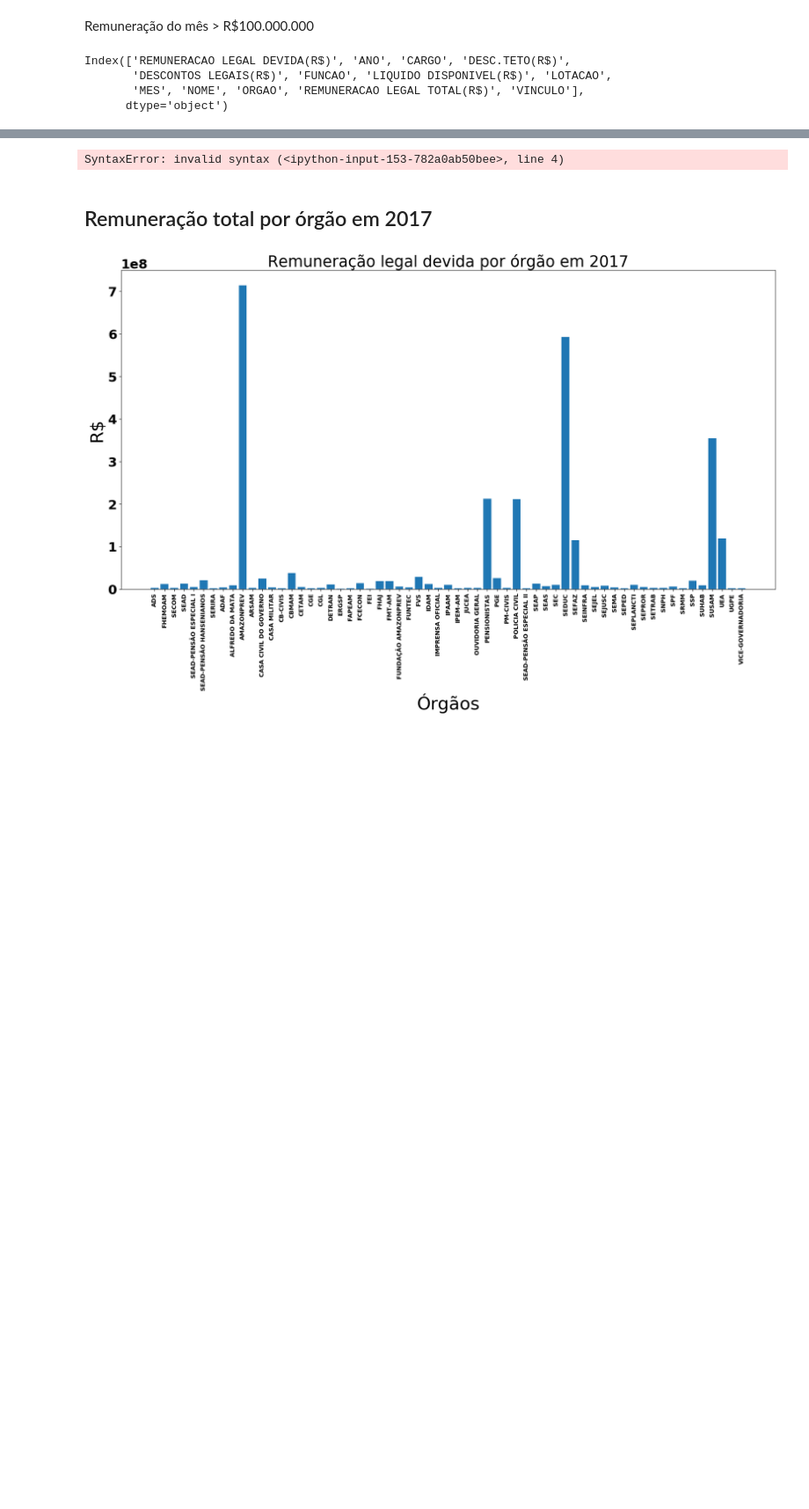
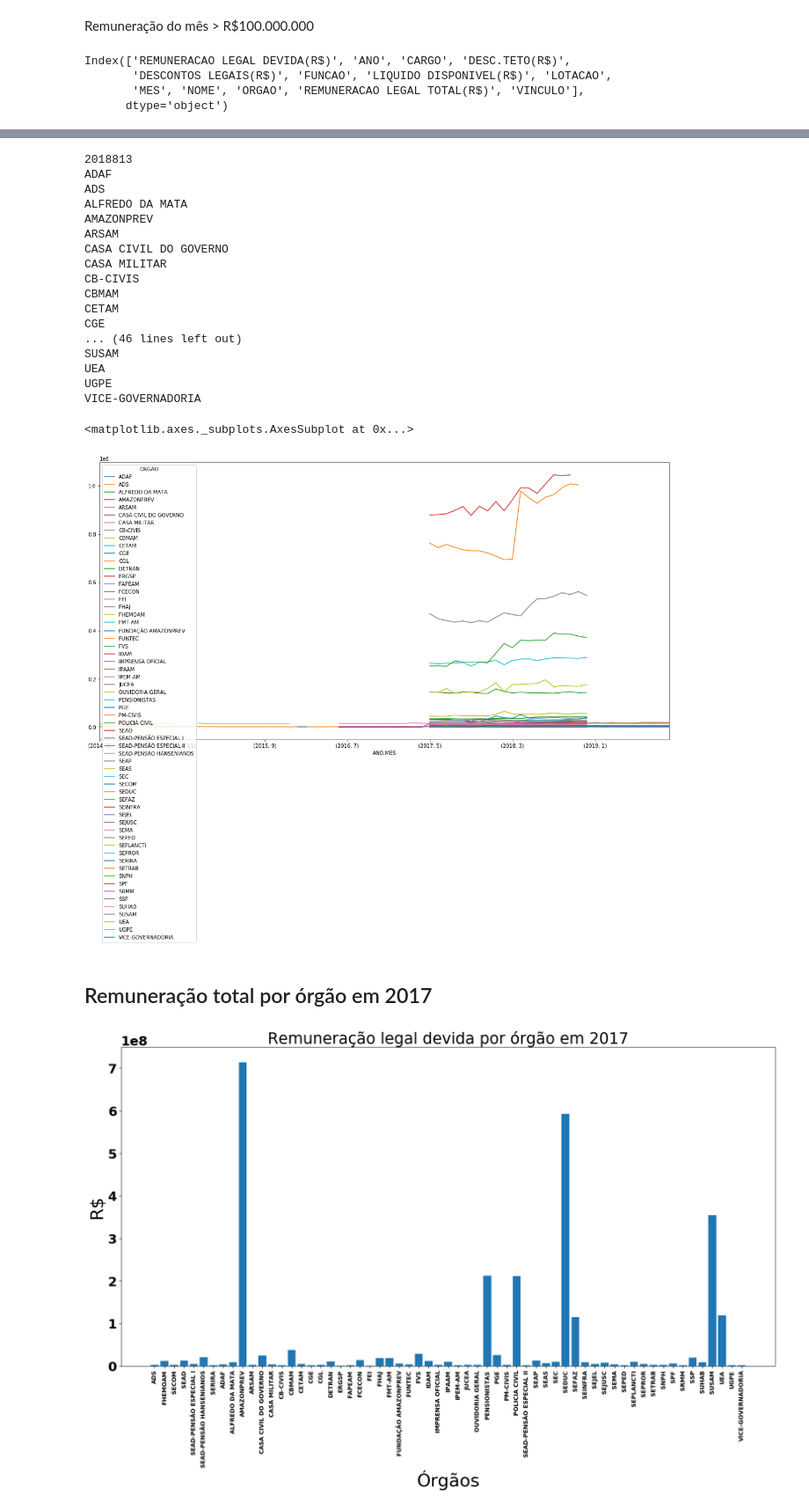
Before and after one commit to ViniPessoa8/PAIC, a Jupyter notebook: notebooks/plotagens.ipynb, the cells around one changed output, grey strips where cells are left out. Shown at 88% size. Drawn from its saved outputs; the diff is of its cells as text; code cells hidden in the pictures; blank space fills up the shorter version.

```diff
--- a/notebooks/plotagens.ipynb
+++ b/notebooks/plotagens.ipynb
@@ -356,16 +346,41 @@ VICE-GOVERNADORIA
 # %%
-
-remplot = rem_org[['REMUNERACAO LEGAL DEVIDA(R$)', 'ORGAO', 'ANO']]
-rem_plot = rem_org.groupby(by=['ANO', 'ORGAO']).sum()['REMUNERACAO LEGAL DEVIDA(R$)'].unstack()
-rem_plot = rem_plot[]
+rem_plot = rem_org.groupby(['ANO', 'MES', 'ORGAO' ])['REMUNERACAO LEGAL DEVIDA(R$)']
+rem_sum = rem_plot.sum().unstack()
+# rem_plot = rem_plot[]
 # rem_plot = rem_plot['REMUNERACAO LEGAL DEVIDA(R$)']
 
-# print(rem_plot)
-fig, ax = plt.subplots(figsize=(15,7))
-rem_plot.plot(kind='line', figsize=(20,10), legend=True, ax=ax)
+# print(rem_sum)
+# fig, ax = plt.subplots(figsize=(20,10))
+# rem_plot.set_index('REMUNERACAO LEGAL DEVIDA(R$)', inplace=True)
+# print(rem_sum.info())
+# print(rem_sum.filter(lambda x:x > 100000))
+
+for num in rem_sum:
+    print(num)
+
+# maiores = np.where(rem_plot['REMUNERACAO LEGAL DEVIDA(R$)'] > 100000000)
+rem_sum.plot(kind='line', figsize=(20,10), legend=True)
 # rem_plot.head()
 # %% [output]
-SyntaxError: invalid syntax (<ipython-input-153-782a0ab50bee>, line 4)
+2018813
+ADAF
+ADS
+ALFREDO DA MATA
+AMAZONPREV
+ARSAM
+CASA CIVIL DO GOVERNO
+CASA MILITAR
+CB-CIVIS
+CBMAM
+CETAM
+CGE
+... (46 lines left out)
+SUSAM
+UEA
+UGPE
+VICE-GOVERNADORIA
+<matplotlib.axes._subplots.AxesSubplot at 0x...>
+[figure, added]
 # %% [markdown]
 ## Remuneração total por órgão em 2017
 # %%
```
Also changed, not shown: parts of 8 cells of this notebook, 2 other files.
